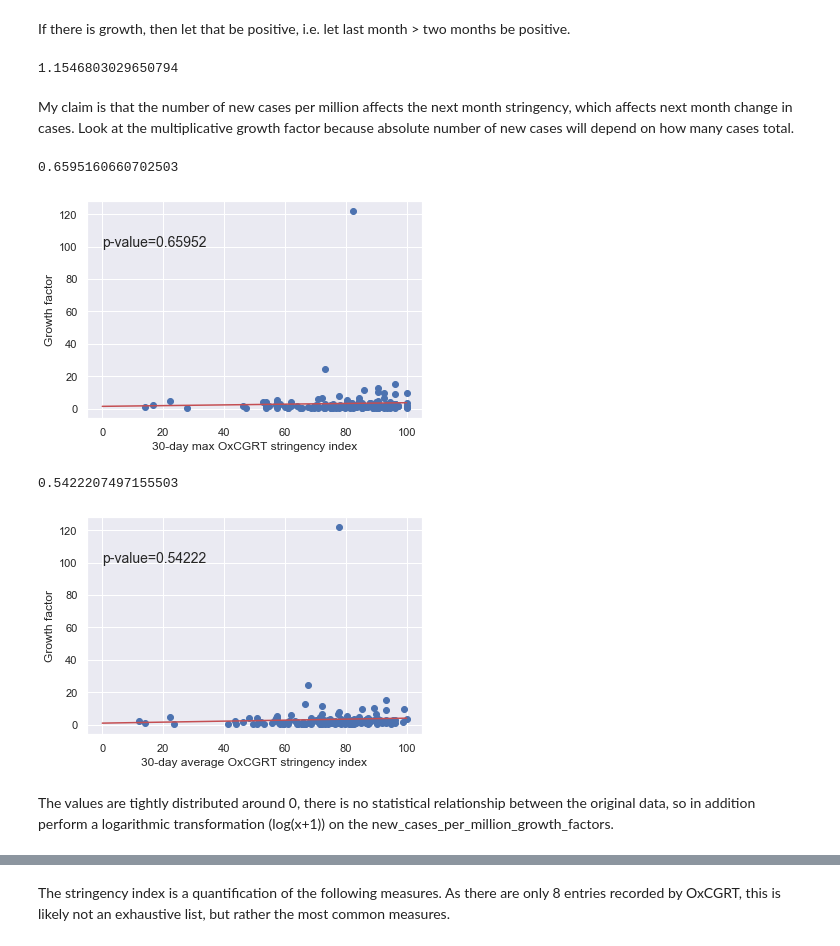
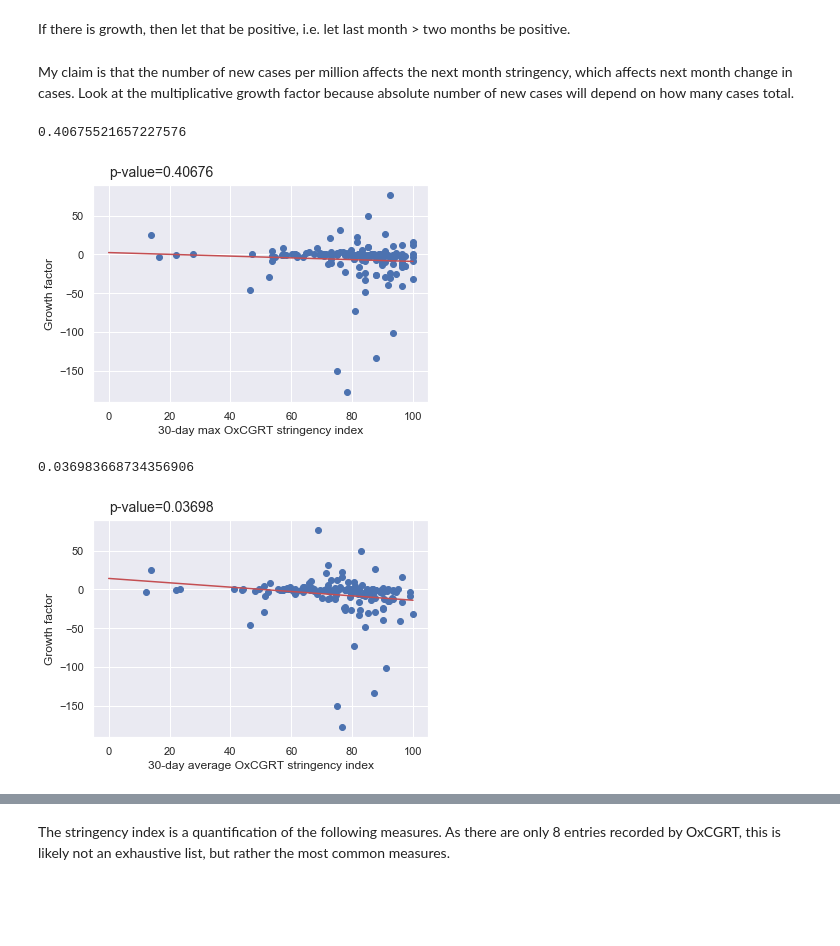
Before and after one commit to mgudorf/datsci, a Jupyter notebook: capstone2/COVID19_eda.ipynb, the cells around one changed output, grey strips where cells are left out. Saved outputs shown, nothing was run; the diff lists cells and outputs as text; code cells hidden in the pictures; blank space fills up the shorter version.

Commit message:
data cleaning and eda notebooks satisfactory

```diff
--- a/capstone2/COVID19_eda.ipynb
+++ b/capstone2/COVID19_eda.ipynb
@@ -177,14 +157,15 @@ def compare_ma_std_series(data, feature_names, location_list, scale=None, fignam
 
     return None
 
-
-def modify_time_series_zeros(df, features):
+def modify_time_series_zeros(df, feature):
     # This is a function whose purpose is to fix "errant" zeros which occur
     # as gaps in the reported numbers, typically for tests. The assumption here
     # is that tests occur every day but reporting does not, necessarily.
-    df_modified = df.copy()
-    df_modified.loc[:, features] = \
-        (df_modified.loc[:, features].replace(to_replace=0., value=np.nan)
-        ).groupby(df.location).fillna(method='ffill').fillna(value=0)
+    df_modified = data.copy()
+    fix_ind = df_modified.index[df_modified.loc[:, feature] < 0]
+    df_modified.loc[fix_ind, feature] = 0
+    df_modified.loc[:, feature] = \
+    (df_modified.loc[:, feature].replace(to_replace=0., value=np.nan)
+    ).groupby(data.location).fillna(method='ffill').fillna(value=0)
     return df_modified
 # %% [markdown]
@@ -726,49 +680,44 @@ growth_factors = (last_month_average_cpm/two_months_ago_average_cpm)
-# %%
-growth_factors.loc['United States']
-# %% [output]
-1.1546803029650794
+# %%
+case_average_difference = (two_months_ago_average_cpm-last_month_average_cpm)
 # %%
 locations_with_stringency_data = two_months_ago_max_stringency.replace(to_replace=0., value=np.nan).dropna().index
-location_intersection = growth_factors.index.intersection(locations_with_stringency_data)
+location_intersection = case_average_difference.index.intersection(locations_with_stringency_data)
 # %% [markdown]
 My claim is that the number of new cases per million affects the next month stringency, which affects next month change in cases. Look at the multiplicative growth factor because absolute number of new cases will depend on how many cases total.
 # %%
 x = two_months_ago_max_stringency.loc[location_intersection]
-y = growth_factors
+y = case_average_difference
 x, y =   intersect_indexes(x.dropna(), y.dropna(), level=0)
 x, y = x.values, y.values
 slope, intercept, r_value, p_value, std_err = scipy.stats.linregress(x, y)
 
 fig, ax = plt.subplots()
 ax.scatter(x, y)
 ax.plot(np.arange(0,np.max(x+1)), slope*np.arange(0,np.max(x+1)) + intercept, color='r')
 ax.grid(True)
 print(p_value)
 plt.ylabel('Growth factor')
 plt.xlabel('30-day max OxCGRT stringency index')
 plt.text(0.0, 100,'p-value='+str(np.round(p_value,5)),fontsize=14)
-plt.savefig('growth_factors_vs_max_stringency.jpg', bbox_inches='tight')
+plt.savefig('case_average_difference_vs_max_stringency.jpg', bbox_inches='tight')
 # %% [output]
-0.6595160660702503
+0.40675521657227576
-[figure, old version]
+[figure, new version]
 # %%
 x = two_months_ago_mean_stringency.loc[location_intersection]
-y = growth_factors
+y = case_average_difference
 x, y =   intersect_indexes(x.dropna(), y.dropna(), level=0)
-x, y = x.values, y.values
-slope, intercept, r_value, p_value, std_err = scipy.stats.linregress(x, y)
+slope, intercept, r_value, p_value, std_err = scipy.stats.linregress(x.values, y.values)
 
 fig, ax = plt.subplots()
-ax.scatter(x , y)
+ax.scatter(x.values , y.values)
 ax.plot(np.arange(0,np.max(x+1)), slope*np.arange(0,np.max(x+1)) + intercept, color='r')
 ax.grid(True)
 print(p_value)
 plt.ylabel('Growth factor')
 plt.xlabel('30-day average OxCGRT stringency index')
 plt.text(0.0, 100,'p-value='+str(np.round(p_value,5)),fontsize=14)
-plt.savefig('growth_factors_vs_mean_stringency.jpg', bbox_inches='tight')
+plt.savefig('case_average_difference_vs_mean_stringency.jpg', bbox_inches='tight')
 # %% [output]
-0.5422207497155503
+0.036983668734356906
-[figure, old version]
+[figure, new version]
-# %% [markdown]
-The values are tightly distributed around 0, there is no statistical relationship between the original data, so in addition perform a logarithmic transformation (log(x+1)) on the new_cases_per_million_growth_factors.
```
Also changed, not shown: parts of 104 cells of this notebook, 13 other files.
